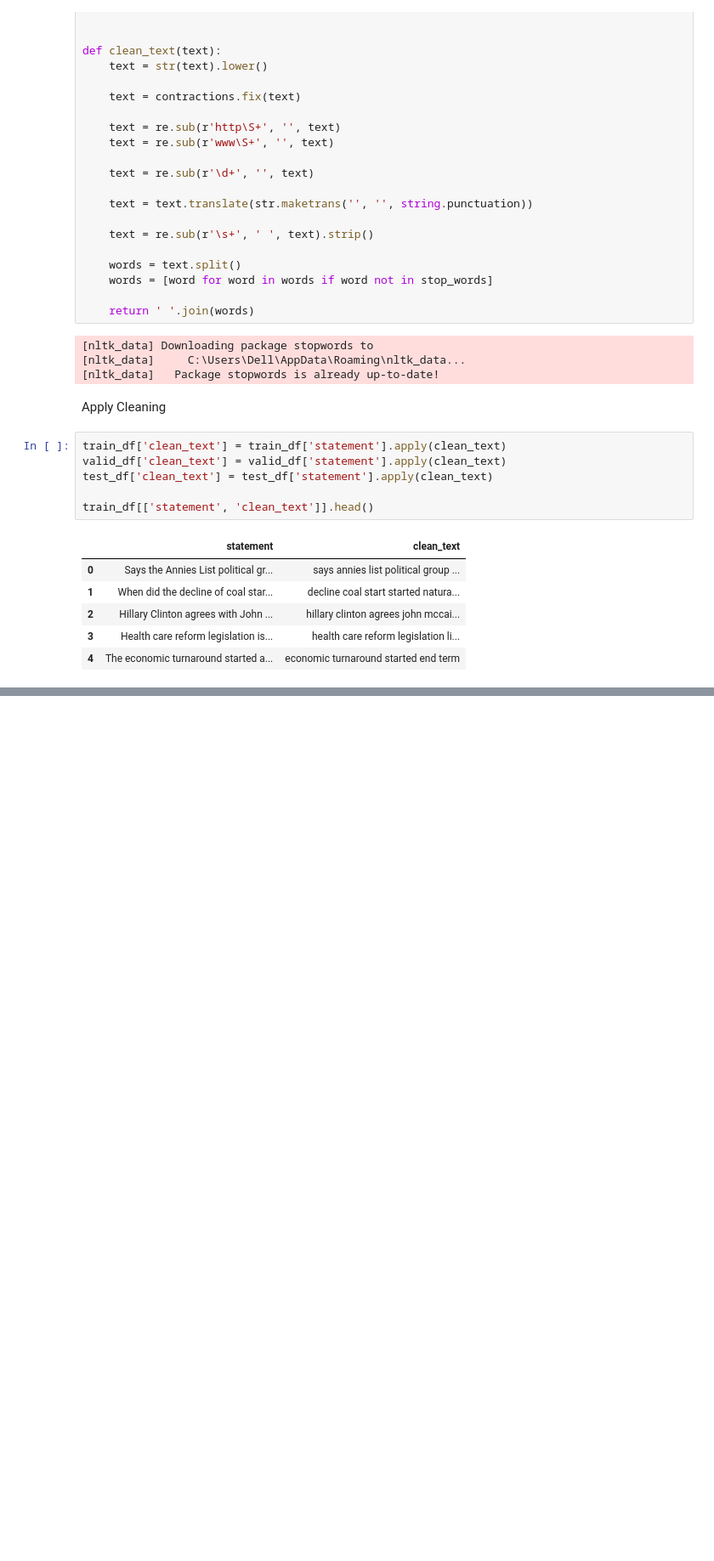
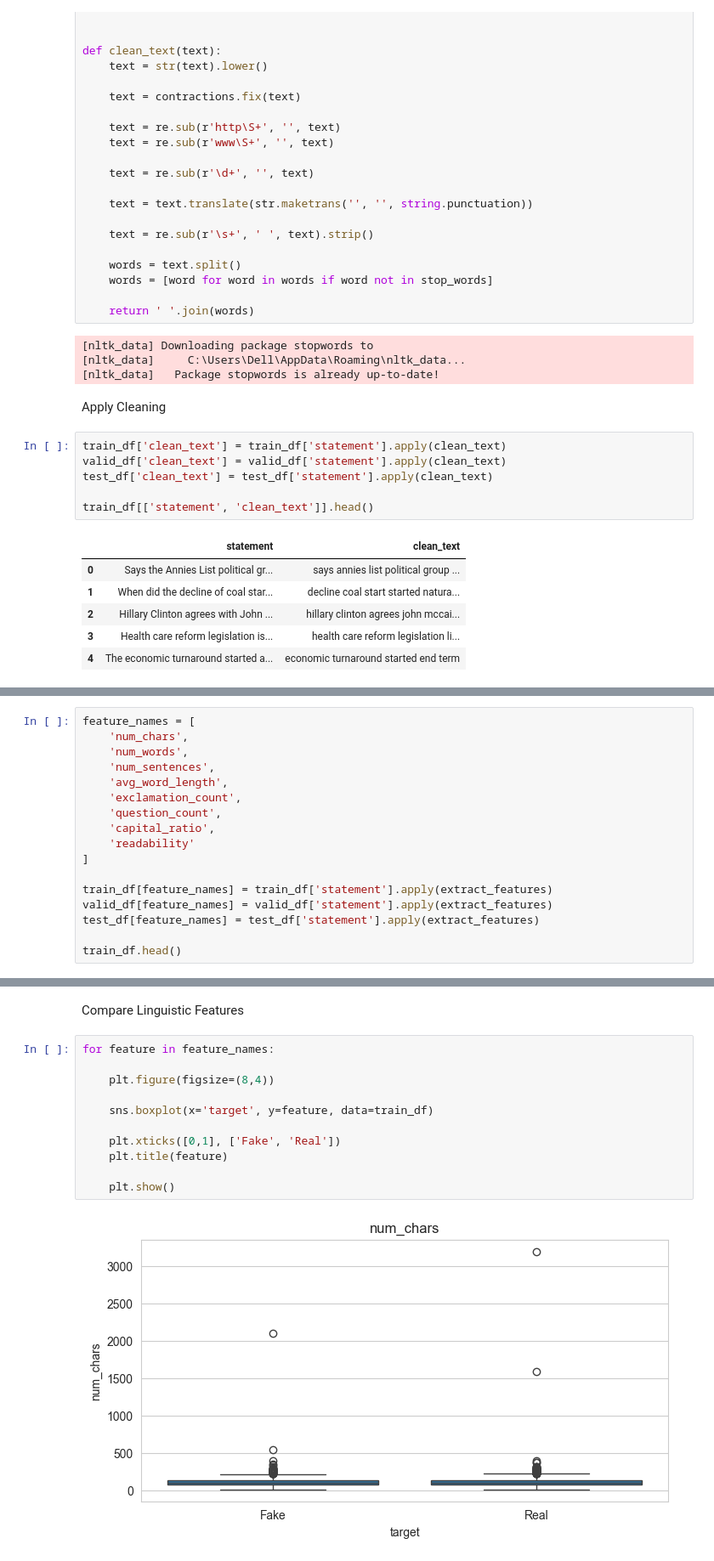
Before and after one commit to Rashaakk/Fake_News_Detection, a Jupyter notebook: code.ipynb, the cells around one changed output, grey strips where cells are left out. Shown at 85% size. Drawn from its saved outputs; the diff is of its cells as text; blank space fills up the shorter version.

Commit message:
Linguistic feature eng. done

```diff
--- a/code.ipynb
+++ b/code.ipynb
@@ -164,0 +197,17 @@ train_df[['statement', 'clean_text']].head()
+# %%
+feature_names = [
+    'num_chars',
+    'num_words',
+    'num_sentences',
+    'avg_word_length',
+    'exclamation_count',
+    'question_count',
+    'capital_ratio',
+    'readability'
+]
+
+train_df[feature_names] = train_df['statement'].apply(extract_features)
+valid_df[feature_names] = valid_df['statement'].apply(extract_features)
+test_df[feature_names] = test_df['statement'].apply(extract_features)
+
+train_df.head()
@@ -164,0 +222,15 @@ train_df[['statement', 'clean_text']].head()
+# %% [markdown]
+Compare Linguistic Features
+# %%
+for feature in feature_names:
+
+    plt.figure(figsize=(8,4))
+
+    sns.boxplot(x='target', y=feature, data=train_df)
+
+    plt.xticks([0,1], ['Fake', 'Real'])
+    plt.title(feature)
+
+    plt.show()
+# %% [output]
+[figure, added]
```
Also changed, not shown: parts of 11 cells of this notebook.
